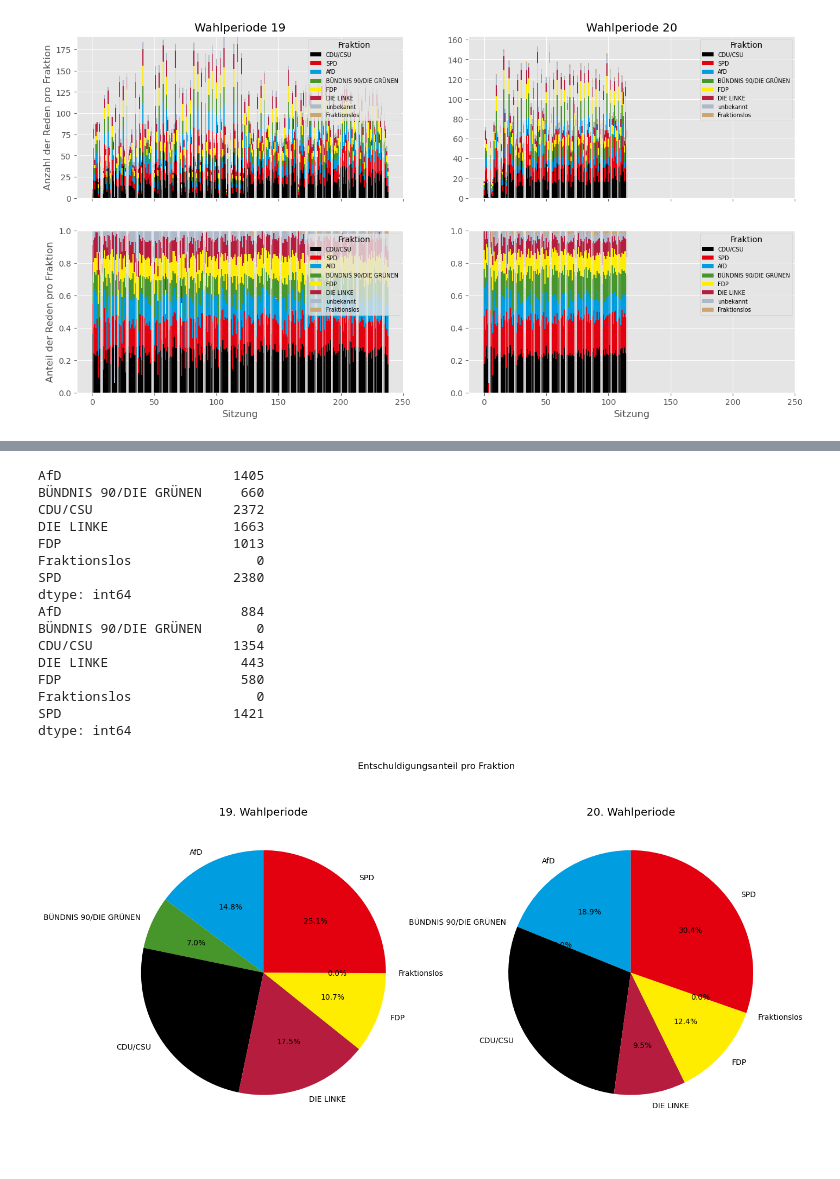
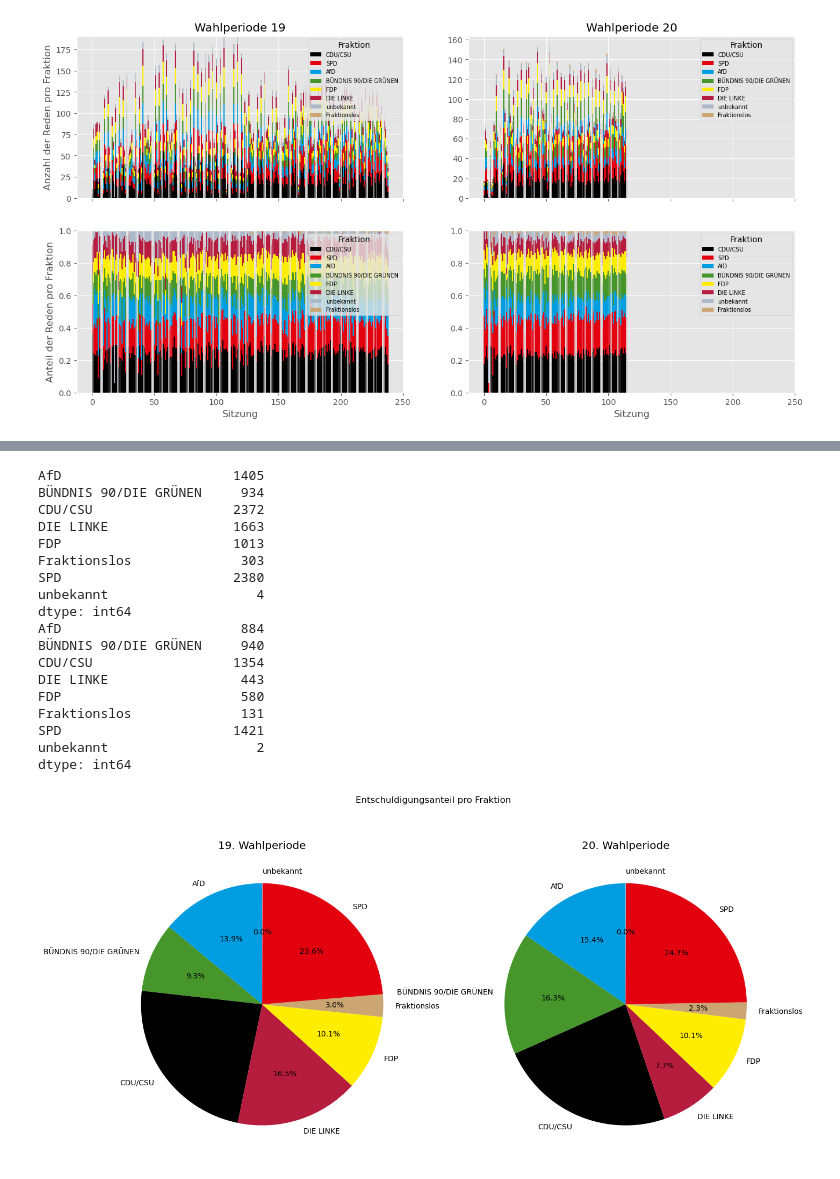
Before and after one commit to xTerradon/bundestag, a Jupyter notebook: main.ipynb, the cells around one changed output, grey strips where cells are left out. Saved outputs shown, nothing was run; the diff lists cells and outputs as text; code cells hidden in the pictures.

```diff
--- a/main.ipynb
+++ b/main.ipynb
@@ -381,7 +250,7 @@ fig, axs = plt.subplots(1, len(wahlperioden))
 fig.suptitle("Redenanteil pro Fraktion")
 for i, wahlperiode in enumerate(wahlperioden):
     reden = df.loc[df.loc[:,("metadata","wahlperiode")] == wahlperiode,"reden"]
-    reden = reden.drop(columns=["unbekannt","gesamt"])
+    reden = reden.drop(columns=["gesamt"])
     reden_gesamt = reden.sum(axis=0)
     print(reden_gesamt)
     axs[i].set_title(str(wahlperiode) + ". Wahlperiode")
@@ -412,36 +283,38 @@ dtype: int64
 # %%
 fig, axs = plt.subplots(1, len(wahlperioden))
 fig.suptitle("Entschuldigungsanteil pro Fraktion")
 for i, wahlperiode in enumerate(wahlperioden):
     entschuldigungen = df.loc[df.loc[:,("metadata","wahlperiode")] == wahlperiode,"entschuldigungen"]
-    entschuldigungen = entschuldigungen.drop(columns=["unbekannt","gesamt","mutterschutz"])
+    entschuldigungen = entschuldigungen.drop(columns=["gesamt","mutterschutz"])
     entschuldigungen_gesamt = entschuldigungen.sum(axis=0)
     print(entschuldigungen_gesamt)
     axs[i].set_title(str(wahlperiode) + ". Wahlperiode")
     axs[i].pie(
         entschuldigungen_gesamt,
         labels=entschuldigungen_gesamt.index,
         colors=[FRAKTIONEN_FARBEN_DICT[fraktion] for fraktion in entschuldigungen_gesamt.index.values],
         autopct='%1.1f%%',
         startangle=90)
 # %% [output]
 AfD                      1405
-BÜNDNIS 90/DIE GRÜNEN     660
+BÜNDNIS 90/DIE GRÜNEN     934
 CDU/CSU                  2372
 DIE LINKE                1663
 FDP                      1013
-Fraktionslos                0
+Fraktionslos              303
 SPD                      2380
+unbekannt                   4
 dtype: int64
 AfD                       884
-BÜNDNIS 90/DIE GRÜNEN       0
+BÜNDNIS 90/DIE GRÜNEN     940
 CDU/CSU                  1354
 DIE LINKE                 443
 FDP                       580
-Fraktionslos                0
+Fraktionslos              131
 SPD                      1421
+unbekannt                   2
 dtype: int64
-[figure, old version]
+[figure, new version]
 # %%
 fig, axs = plt.subplots(1, len(wahlperioden), sharey=True)
 fig.suptitle("Korrelation von Redeanteil und Sitzverteilung")
```
Also changed, not shown: parts of 8 cells of this notebook, 1 other file.
